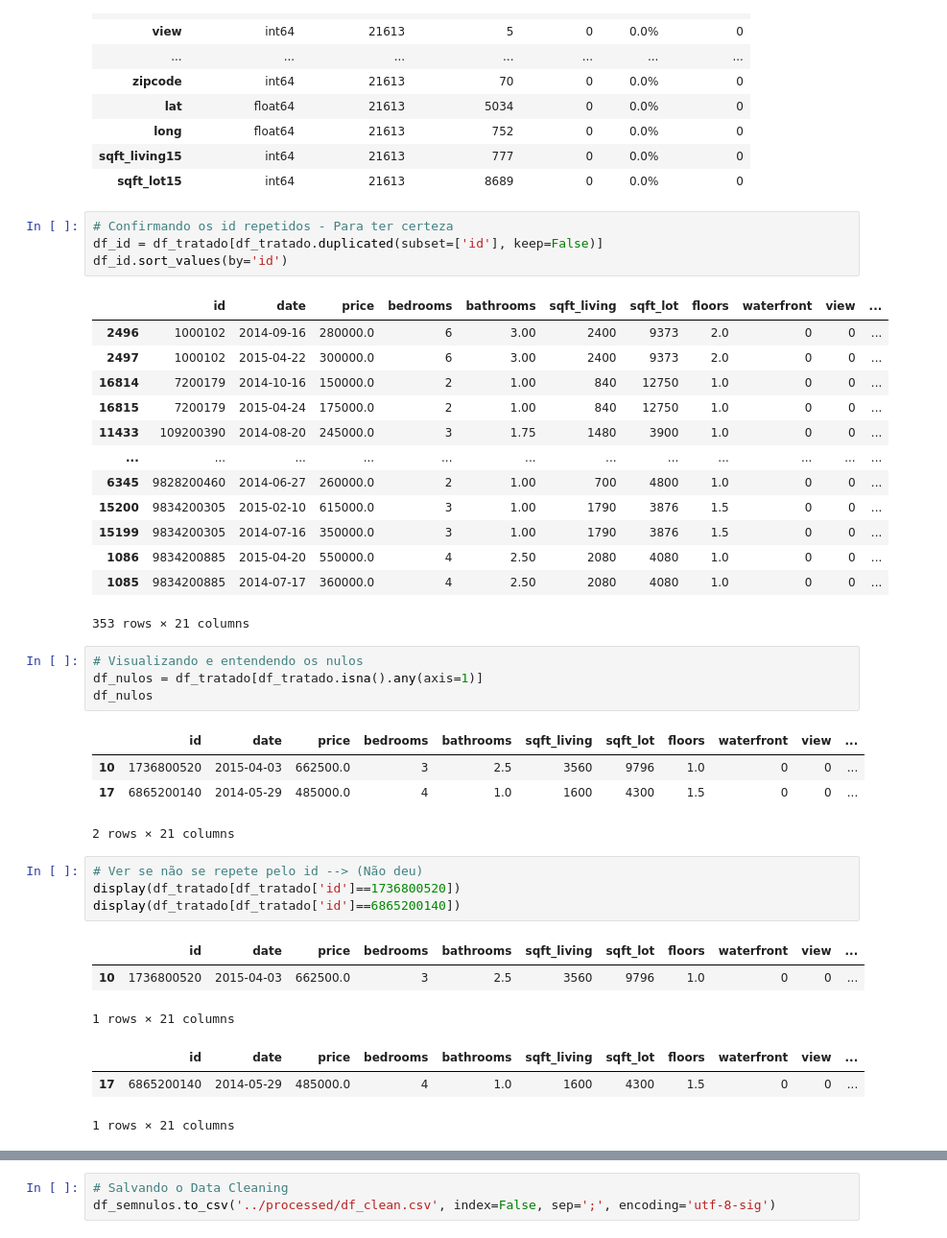
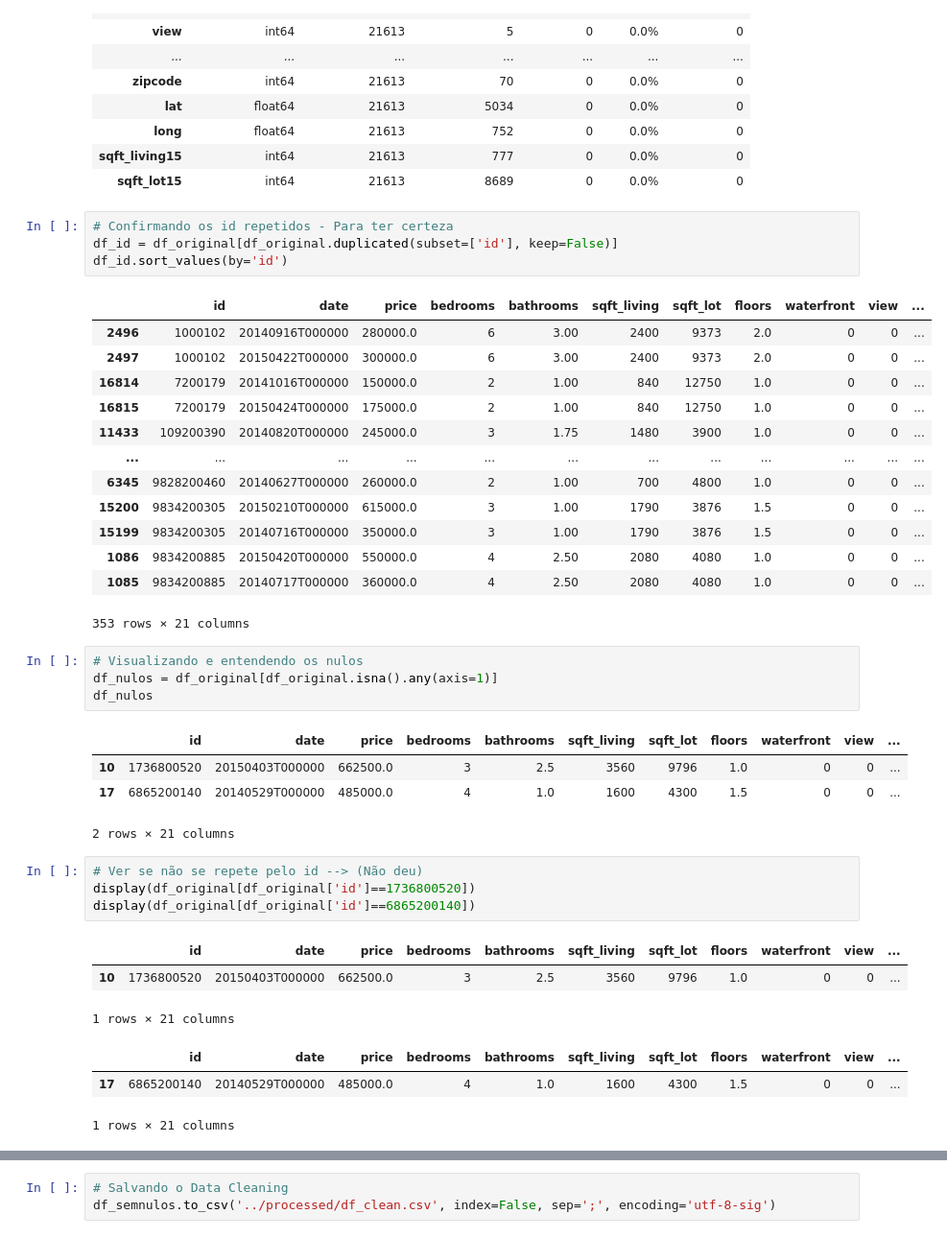
Before and after one commit to programagiovanni-code/sctec_projeto, a Jupyter notebook: tratamento/data_cleaning.ipynb, the cells around one changed output, grey strips where cells are left out. Shown at 96% size. Drawn from its saved outputs; the diff is of its cells as text.

```diff
--- a/tratamento/data_cleaning.ipynb
+++ b/tratamento/data_cleaning.ipynb
@@ -46,41 +46,41 @@ analise_dados(df_original)
 | sqft_lot15 | int64 | 21613 | 8689 | 0 | 0.0% | 0 |
 # %%
 # Confirmando os id repetidos - Para ter certeza
-df_id = df_tratado[df_tratado.duplicated(subset=['id'], keep=False)]
+df_id = df_original[df_original.duplicated(subset=['id'], keep=False)]
 df_id.sort_values(by='id')
 # %% [output]
 |  | id | date | price | bedrooms | bathrooms | sqft_living | sqft_lot | floors | waterfront | view | ... |
-| 2496 | 1000102 | 2014-09-16 | 280000.0 | 6 | 3.00 | 2400 | 9373 | 2.0 | 0 | 0 | ... |
-| 2497 | 1000102 | 2015-04-22 | 300000.0 | 6 | 3.00 | 2400 | 9373 | 2.0 | 0 | 0 | ... |
-| 16814 | 7200179 | 2014-10-16 | 150000.0 | 2 | 1.00 | 840 | 12750 | 1.0 | 0 | 0 | ... |
-| 16815 | 7200179 | 2015-04-24 | 175000.0 | 2 | 1.00 | 840 | 12750 | 1.0 | 0 | 0 | ... |
-| 11433 | 109200390 | 2014-08-20 | 245000.0 | 3 | 1.75 | 1480 | 3900 | 1.0 | 0 | 0 | ... |
+| 2496 | 1000102 | 20140916T000000 | 280000.0 | 6 | 3.00 | 2400 | 9373 | 2.0 | 0 | 0 | ... |
+| 2497 | 1000102 | 20150422T000000 | 300000.0 | 6 | 3.00 | 2400 | 9373 | 2.0 | 0 | 0 | ... |
+| 16814 | 7200179 | 20141016T000000 | 150000.0 | 2 | 1.00 | 840 | 12750 | 1.0 | 0 | 0 | ... |
+| 16815 | 7200179 | 20150424T000000 | 175000.0 | 2 | 1.00 | 840 | 12750 | 1.0 | 0 | 0 | ... |
+| 11433 | 109200390 | 20140820T000000 | 245000.0 | 3 | 1.75 | 1480 | 3900 | 1.0 | 0 | 0 | ... |
 | ... | ... | ... | ... | ... | ... | ... | ... | ... | ... | ... | ... |
-| 6345 | 9828200460 | 2014-06-27 | 260000.0 | 2 | 1.00 | 700 | 4800 | 1.0 | 0 | 0 | ... |
-| 15200 | 9834200305 | 2015-02-10 | 615000.0 | 3 | 1.00 | 1790 | 3876 | 1.5 | 0 | 0 | ... |
-| 15199 | 9834200305 | 2014-07-16 | 350000.0 | 3 | 1.00 | 1790 | 3876 | 1.5 | 0 | 0 | ... |
-| 1086 | 9834200885 | 2015-04-20 | 550000.0 | 4 | 2.50 | 2080 | 4080 | 1.0 | 0 | 0 | ... |
-| 1085 | 9834200885 | 2014-07-17 | 360000.0 | 4 | 2.50 | 2080 | 4080 | 1.0 | 0 | 0 | ... |
+| 6345 | 9828200460 | 20140627T000000 | 260000.0 | 2 | 1.00 | 700 | 4800 | 1.0 | 0 | 0 | ... |
+| 15200 | 9834200305 | 20150210T000000 | 615000.0 | 3 | 1.00 | 1790 | 3876 | 1.5 | 0 | 0 | ... |
+| 15199 | 9834200305 | 20140716T000000 | 350000.0 | 3 | 1.00 | 1790 | 3876 | 1.5 | 0 | 0 | ... |
+| 1086 | 9834200885 | 20150420T000000 | 550000.0 | 4 | 2.50 | 2080 | 4080 | 1.0 | 0 | 0 | ... |
+| 1085 | 9834200885 | 20140717T000000 | 360000.0 | 4 | 2.50 | 2080 | 4080 | 1.0 | 0 | 0 | ... |
 353 rows × 21 columns
 # %%
 # Visualizando e entendendo os nulos
-df_nulos = df_tratado[df_tratado.isna().any(axis=1)]
+df_nulos = df_original[df_original.isna().any(axis=1)]
 df_nulos
 # %% [output]
 |  | id | date | price | bedrooms | bathrooms | sqft_living | sqft_lot | floors | waterfront | view | ... |
-| 10 | 1736800520 | 2015-04-03 | 662500.0 | 3 | 2.5 | 3560 | 9796 | 1.0 | 0 | 0 | ... |
-| 17 | 6865200140 | 2014-05-29 | 485000.0 | 4 | 1.0 | 1600 | 4300 | 1.5 | 0 | 0 | ... |
+| 10 | 1736800520 | 20150403T000000 | 662500.0 | 3 | 2.5 | 3560 | 9796 | 1.0 | 0 | 0 | ... |
+| 17 | 6865200140 | 20140529T000000 | 485000.0 | 4 | 1.0 | 1600 | 4300 | 1.5 | 0 | 0 | ... |
 2 rows × 21 columns
 # %%
 # Ver se não se repete pelo id --> (Não deu)
-display(df_tratado[df_tratado['id']==1736800520])
-display(df_tratado[df_tratado['id']==6865200140])
+display(df_original[df_original['id']==1736800520])
+display(df_original[df_original['id']==6865200140])
 # %% [output]
 |  | id | date | price | bedrooms | bathrooms | sqft_living | sqft_lot | floors | waterfront | view | ... |
-| 10 | 1736800520 | 2015-04-03 | 662500.0 | 3 | 2.5 | 3560 | 9796 | 1.0 | 0 | 0 | ... |
+| 10 | 1736800520 | 20150403T000000 | 662500.0 | 3 | 2.5 | 3560 | 9796 | 1.0 | 0 | 0 | ... |
 1 rows × 21 columns
 |  | id | date | price | bedrooms | bathrooms | sqft_living | sqft_lot | floors | waterfront | view | ... |
-| 17 | 6865200140 | 2014-05-29 | 485000.0 | 4 | 1.0 | 1600 | 4300 | 1.5 | 0 | 0 | ... |
+| 17 | 6865200140 | 20140529T000000 | 485000.0 | 4 | 1.0 | 1600 | 4300 | 1.5 | 0 | 0 | ... |
 1 rows × 21 columns
 # %%
 # Confirmando hipotese de area construida ser porão + geral
```
Also changed, not shown: parts of 9 cells of this notebook, 6 other files.
